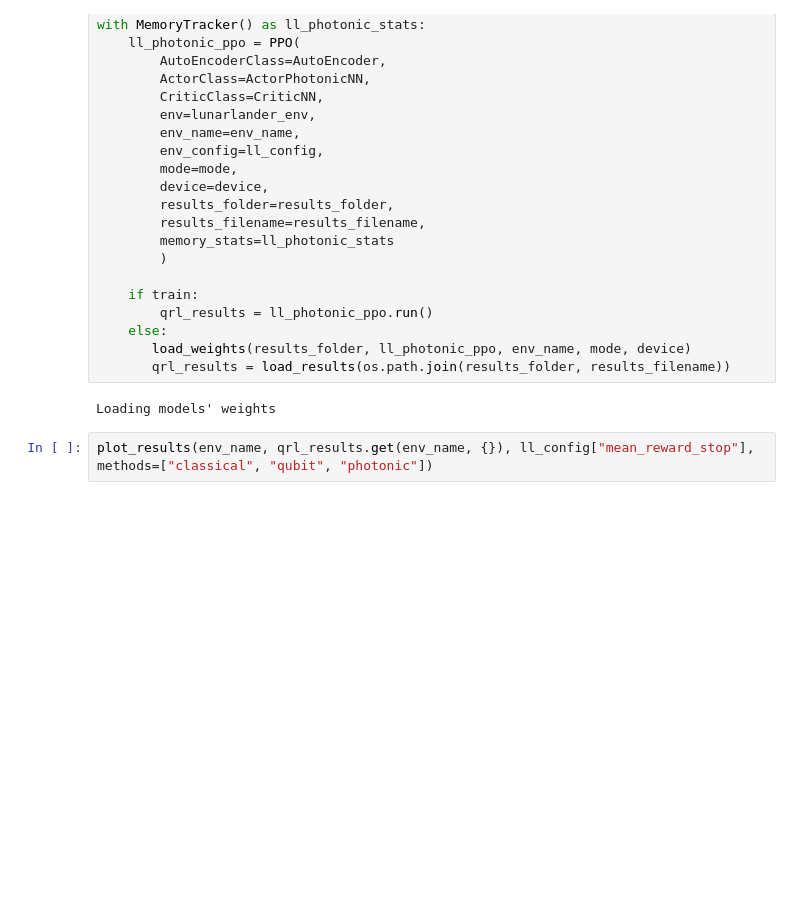
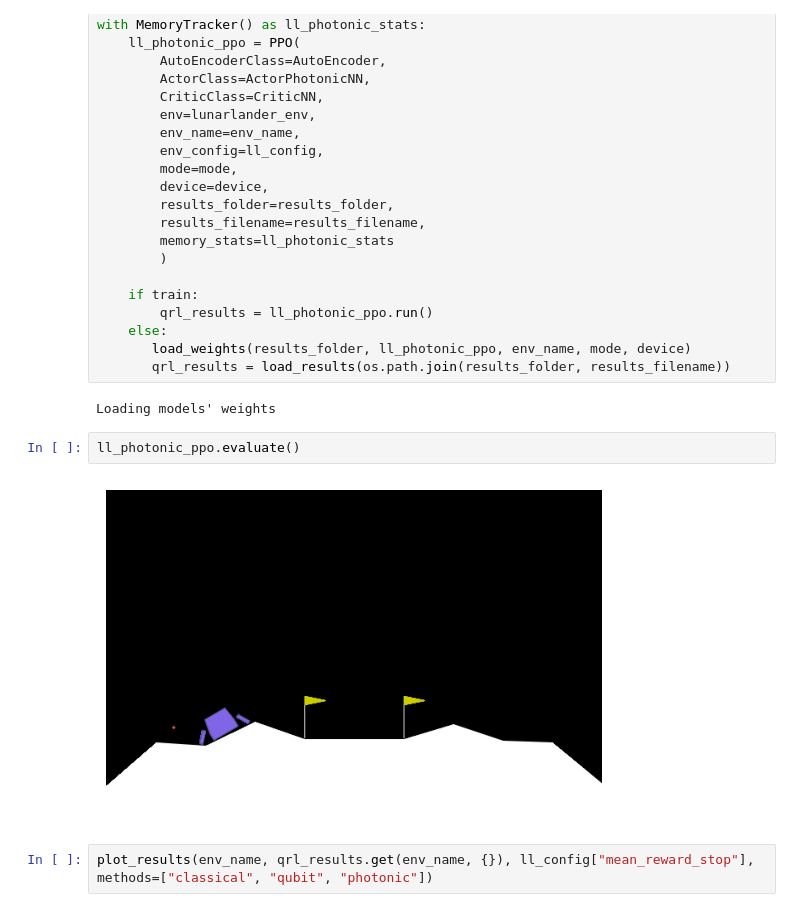
Before and after one commit to sarah-ceo/QuantumComputingJourney, a Jupyter notebook: QRL_experiment_3.ipynb, the cells around one changed output. Cells and saved outputs as stored; diff of their text form; blank space fills up the shorter version.

```diff
--- a/QRL_experiment_3.ipynb
+++ b/QRL_experiment_3.ipynb
@@ -223,6 +227,10 @@ with MemoryTracker() as ll_photonic_stats:
        qrl_results = load_results(os.path.join(results_folder, results_filename))
 # %% [output]
 Loading models' weights
+# %%
+ll_photonic_ppo.evaluate()
+# %% [output]
+[figure, added]
 # %%
 plot_results(env_name, qrl_results.get(env_name, {}), ll_config["mean_reward_stop"], methods=["classical", "qubit", "photonic"])
 # %% [output]
```
Also changed, not shown: parts of 3 cells of this notebook.
